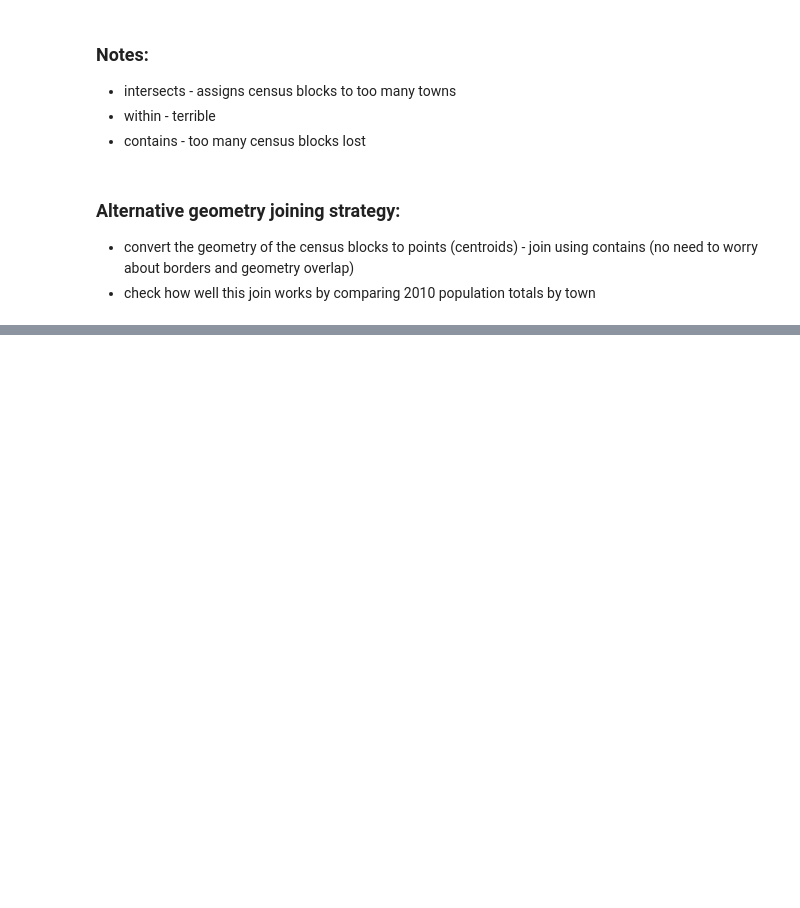
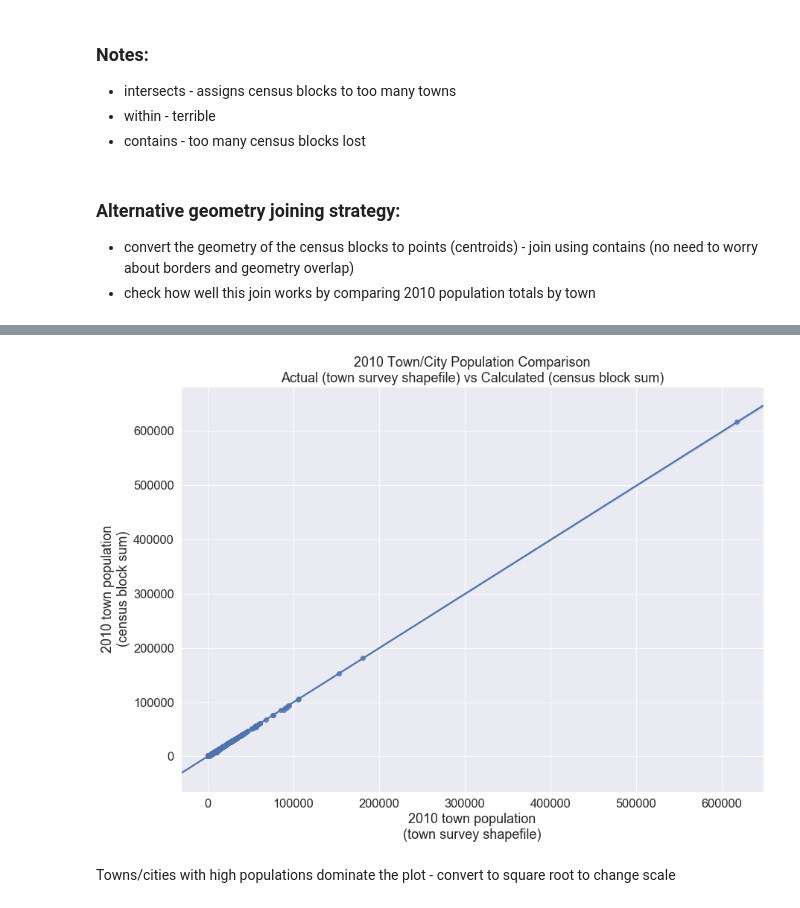
Before and after one commit to darya-akimova/biobot_insight_project, a Jupyter notebook: code/cleaning_and_eda/notebook_3_ma_census_block_and_town_match.ipynb, the cells around one changed output, grey strips where cells are left out. Cells and saved outputs as stored; diff of their text form; code cells hidden in the pictures; blank space fills up the shorter version.

```diff
--- a/code/cleaning_and_eda/notebook_3_ma_census_block_and_town_match.ipynb
+++ b/code/cleaning_and_eda/notebook_3_ma_census_block_and_town_match.ipynb
@@ -259,0 +332,8 @@ sns.regplot(x='POP2010', y='POP100_RE', data=cent_join_sum_to_exp)
+# %%
+cent_join = gpd.sjoin(town_map, centroid_blocks, how='left', op='contains')
+# number of towns in the contains join:
+print(len(set(cent_join['TOWN'])))
+print(census_blocks.shape)
+print(cent_join.shape)
+print(len(set(cent_join['GEOID10'])))
+cent_join['GEOID10'].value_counts()
@@ -259,0 +446,12 @@ sns.regplot(x='POP2010', y='POP100_RE', data=cent_join_sum_to_exp)
+# %%
+# plot result:
+plt.figure(figsize=(14, 10))
+sns.regplot(x='POP2010', y='POP100_RE', data=cent_join_sum_to_exp)
+plt.xlabel('2010 town population\n(town survey shapefile)')
+plt.ylabel('2010 town population\n(census block sum)')
+plt.title('2010 Town/City Population Comparison\nActual (town survey shapefile) vs Calculated (census block sum)')
+plt.show()
+# %% [output]
+[figure, added]
+# %% [markdown]
+Towns/cities with high populations dominate the plot - convert to square root to change scale
```
Also changed, not shown: parts of 40 cells of this notebook, 5 other files.
